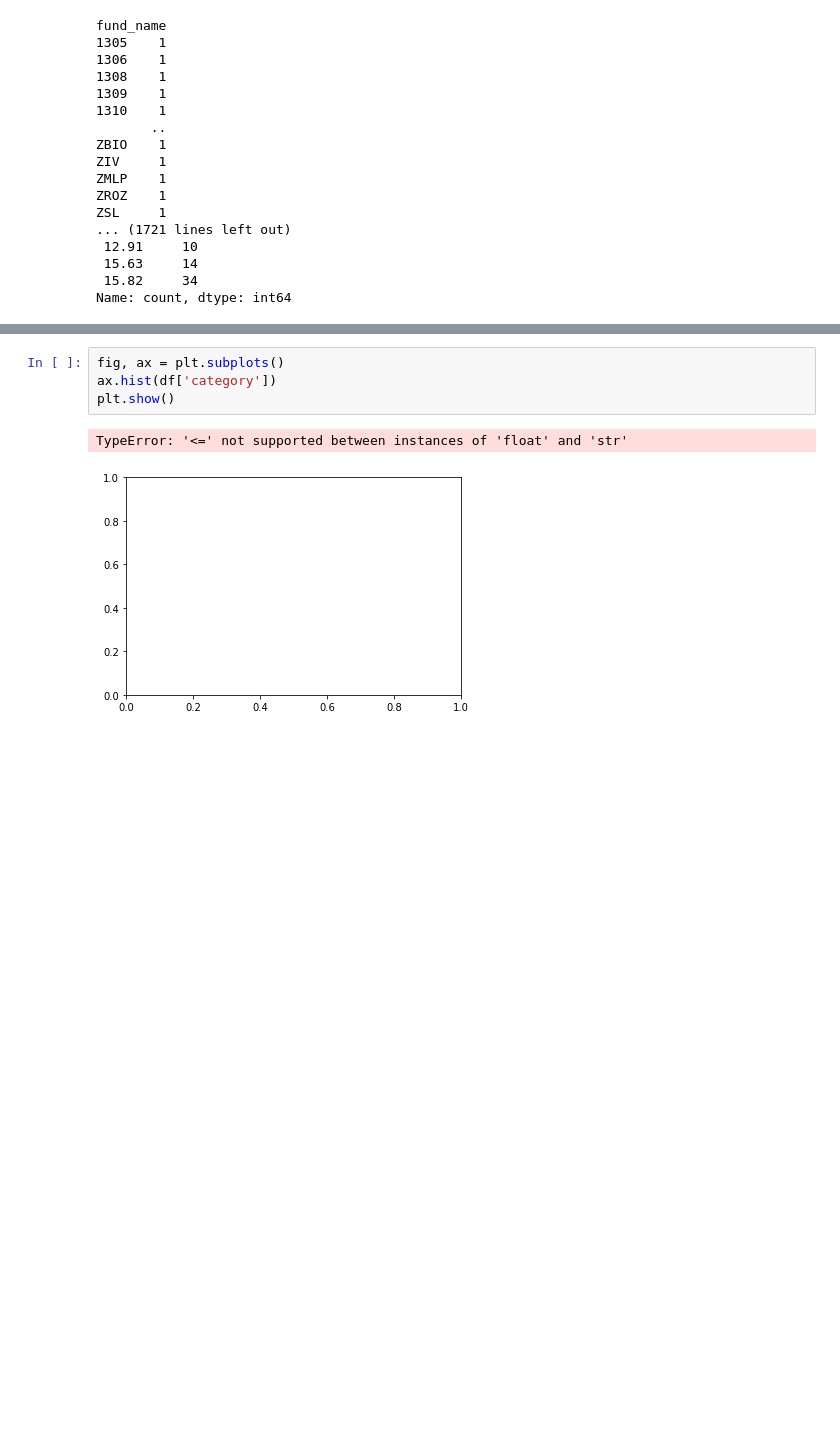
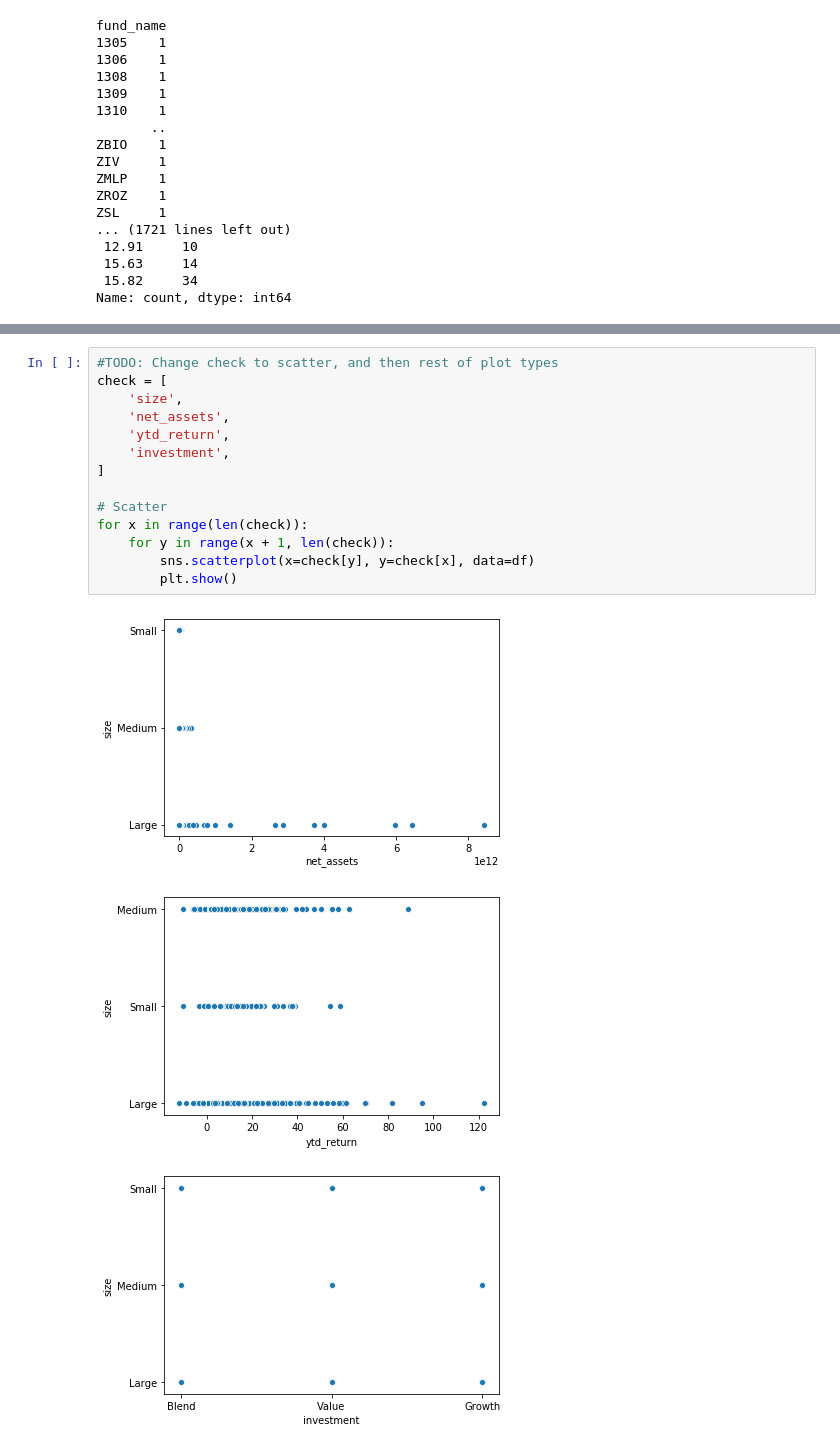
Before and after one commit to NVukobrat/US-Mutual-Funds-and-ETFs-Analysis, a Jupyter notebook: Main.ipynb, the cells around one changed output, grey strips where cells are left out. Saved outputs shown, nothing was run; the diff lists cells and outputs as text; blank space fills up the shorter version.

```diff
--- a/Main.ipynb
+++ b/Main.ipynb
@@ -58,7 +74,18 @@ Name: category, dtype: object
-# %%
-fig, ax = plt.subplots()
-ax.hist(df['category'])
-plt.show()
-# %% [output]
-TypeError: '<=' not supported between instances of 'float' and 'str'
-[figure, removed]
+# %%
+#TODO: Change check to scatter, and then rest of plot types
+check = [
+    'size',
+    'net_assets',
+    'ytd_return',
+    'investment',
+]
+
+# Scatter
+for x in range(len(check)):
+    for y in range(x + 1, len(check)):
+        sns.scatterplot(x=check[y], y=check[x], data=df)
+        plt.show()
+# %% [output]
+[figure, added]
+[figure, added]
+[figure, added]
```
Also changed, not shown: parts of 6 cells of this notebook.
